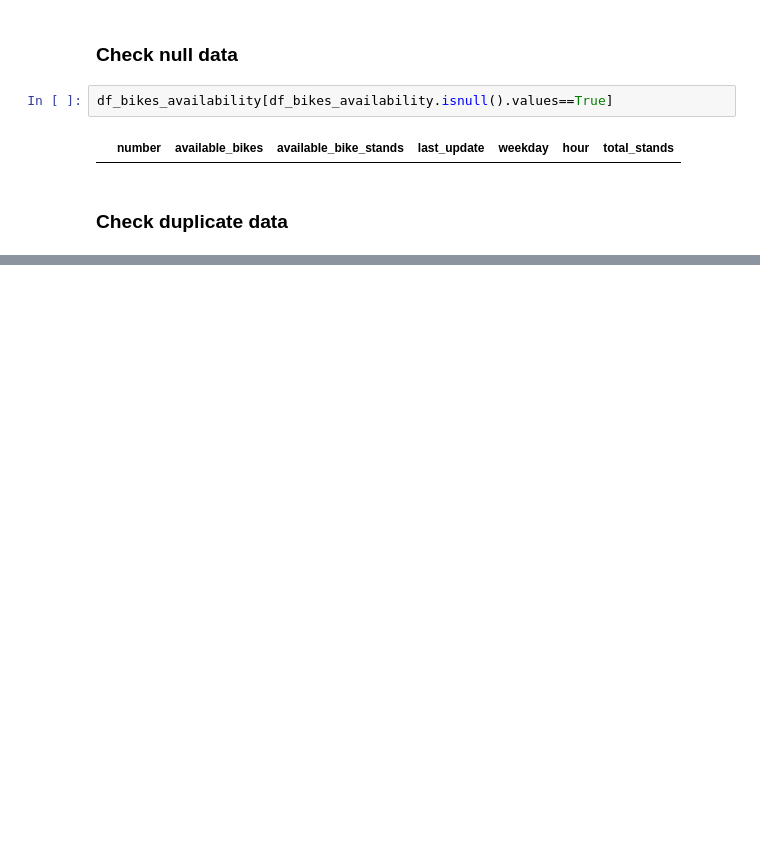
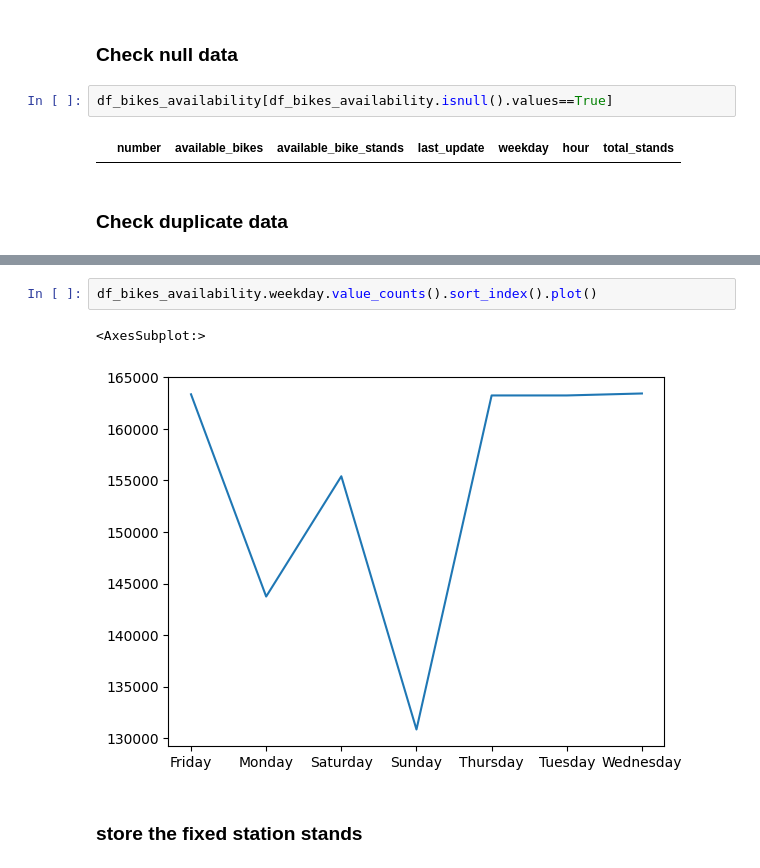
Before and after one commit to yifanwu0097/BikeBeehive, a Jupyter notebook: MachineLearning/models.ipynb, the cells around one changed output, grey strips where cells are left out. Drawn from its saved outputs; the diff is of its cells as text; blank space fills up the shorter version.

```diff
--- a/MachineLearning/models.ipynb
+++ b/MachineLearning/models.ipynb
@@ -72,0 +134,7 @@ df_bikes_availability[df_bikes_availability.isnull().values==True]
+# %%
+df_bikes_availability.weekday.value_counts().sort_index().plot()
+# %% [output]
+<AxesSubplot:>
+[figure, added]
+# %% [markdown]
+### store the fixed station stands
```
Also changed, not shown: parts of 24 cells of this notebook, 3 other files.
